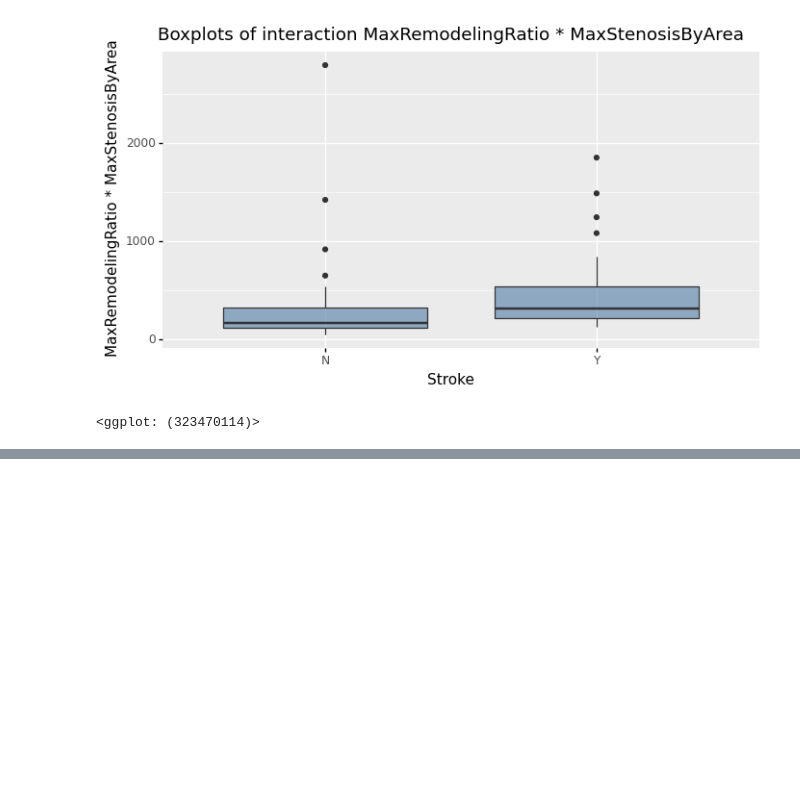
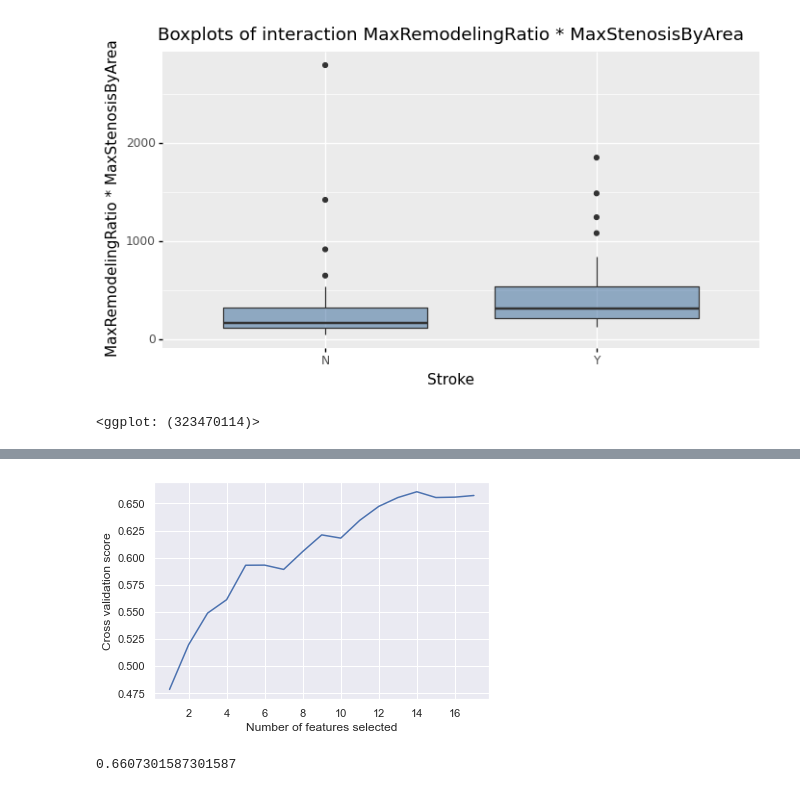
Before and after one commit to nshahpazov/fes-in-python, a Jupyter notebook: 02-illustrative-example.ipynb, the cells around one changed output, grey strips where cells are left out. Cells and saved outputs as stored; diff of their text form; code cells hidden in the pictures; blank space fills up the shorter version.

```diff
--- a/02-illustrative-example.ipynb
+++ b/02-illustrative-example.ipynb
@@ -437,0 +620,19 @@ pvalue = 0.07
+# %%
+min_features_to_select = 1
+
+plt.figure()
+plt.xlabel("Number of features selected")
+plt.ylabel("Cross validation score")
+
+rfecv.grid_scores_.shape[0]
+
+plt.plot(range(min_features_to_select,
+               rfecv.grid_scores_.shape[0] + min_features_to_select),
+         rfecv.grid_scores_.mean(axis=1))
+plt.show()
+# %% [output]
+[figure, added]
+# %%
+rfecv.grid_scores_.mean(axis=1).max()
+# %% [output]
+0.6607301587301587
```
Also changed, not shown: parts of 8 cells of this notebook.
